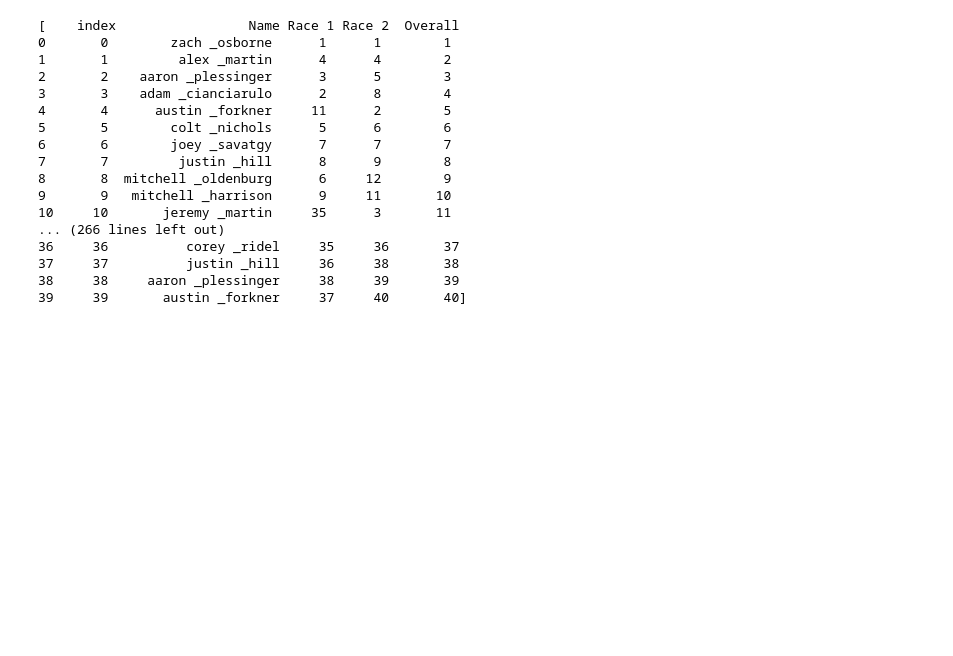
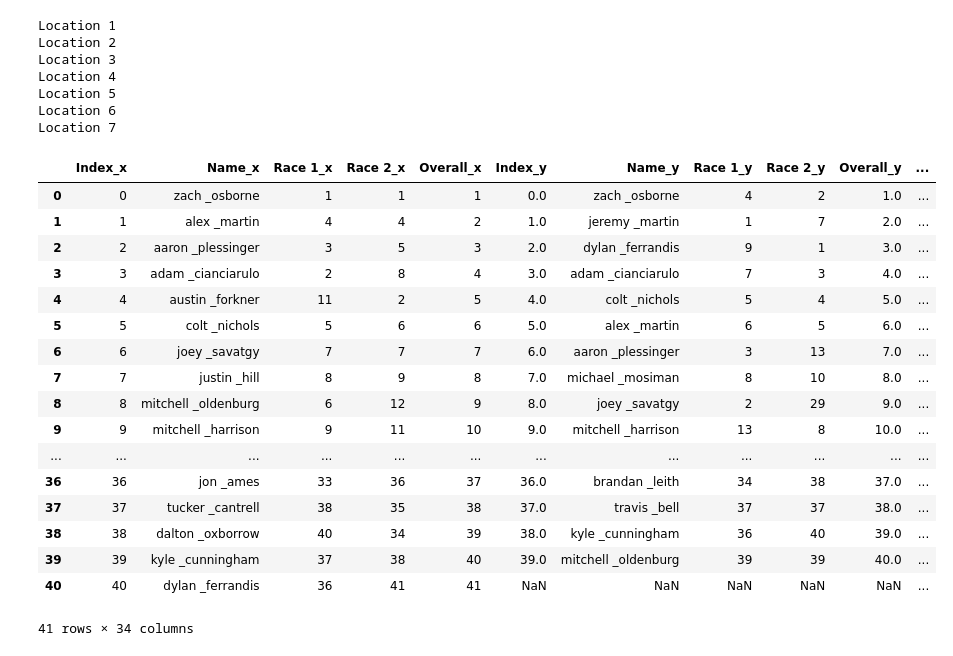
Before and after one commit to JackNDwyer/Things_I_have_done, a Jupyter notebook: MotoML/Moto results and ML.ipynb, the cells around one changed output. Cells and saved outputs as stored; diff of their text form; code cells hidden in the pictures; blank space fills up the shorter version.

Commit message:
2 cleaned data frames
 frames ready for modelling

```diff
--- a/MotoML/Moto results and ML.ipynb
+++ b/MotoML/Moto results and ML.ipynb
@@ -26,7 +23,7 @@ for i,nums in enumerate(link):
     url = 'http://www.promotocross.com/mx/event-results/{}/26'.format(nums)
     r = requests.get(url)
     html = r.text
-    soup = BeautifulSoup(html)
+    soup = BeautifulSoup(html, 'lxml')
 
 #This is where things got incredibly tricky. Names seemed easy, but
 #names like R J and McElrath made a 3 hour ordeal be a 10 hour ordeal.
@@ -54,6 +51,13 @@ for i,nums in enumerate(link):
         place = nums.split('-')
         position_list.append(place)
 
+
+#Adding the name of the race to differentiate the data
+    #locale = soup.find_all('p')
+    locale = ('Location {}'.format(i+1))
+    print(locale)
+
+    #place_list = place * len(name)
 #Splitting the races and making two lists
     race1 = []
     race2 = []
@@ -63,26 +67,57 @@ for i,nums in enumerate(link):
 #Making a data frame our of all of these
     df = pd.DataFrame({'Name':name, 'Race 1':race1, 'Race 2':race2}).reset_index()
     df['Overall'] = df['index'] + 1
-    df.drop('index',1)
+    df.set_index('Name')
+    df.columns = [str(col) + ' ' + str(locale) for col in df.columns]
     df_list[i] = df
 
 
-print(df_list)
+
+for i,dfs in enumerate(df_list):
+#setting up a concatenated dataframe for predicting single race outcome
+    if i == 0:
+        dfs.columns = ['Index', 'Name','Race 1', 'Race 2', 'Overall']
+        df = dfs
+    else:
+        dfs.columns = ['Index', 'Name','Race 1', 'Race 2', 'Overall']
+        df = pd.concat([df,dfs], axis=0)
+
+
+#setting up a join on name to help us predict expected finish for various riders
+    if i == 0:
+        df_joined = dfs
+
+    else:
+        df_joined = df_joined.merge(dfs, left_index=True, right_index = True,how = 'outer')
 # %% [output]
-[    index                 Name Race 1 Race 2  Overall
-0       0        zach _osborne      1      1        1
-1       1         alex _martin      4      4        2
-2       2    aaron _plessinger      3      5        3
-3       3    adam _cianciarulo      2      8        4
-4       4      austin _forkner     11      2        5
-5       5        colt _nichols      5      6        6
-6       6        joey _savatgy      7      7        7
-7       7         justin _hill      8      9        8
-8       8  mitchell _oldenburg      6     12        9
-9       9   mitchell _harrison      9     11       10
-10     10       jeremy _martin     35      3       11
-... (266 lines left out)
-36     36          corey _ridel     35     36       37
-37     37          justin _hill     36     38       38
-38     38     aaron _plessinger     38     39       39
-39     39       austin _forkner     37     40       40]
+Location 1
+Location 2
+Location 3
+Location 4
+Location 5
+Location 6
+Location 7
+# %%
+df_joined = df_joined.drop(['Name Location 2','Name Location 3','Name Location 4','Name Location 5','Name Location 6', 'Name Location 7'],1)
+df_joined = df_joined.drop(['Index','index Location 2','index Location 3','index Location 4','index Location 5','index Location 6', 'index Location 7'],1)
+# %%
+df_joined
+# %% [output]
+|  | Index_x | Name_x | Race 1_x | Race 2_x | Overall_x | Index_y | Name_y | Race 1_y | Race 2_y | Overall_y | ... |
+| 0 | 0 | zach _osborne | 1 | 1 | 1 | 0.0 | zach _osborne | 4 | 2 | 1.0 | ... |
+| 1 | 1 | alex _martin | 4 | 4 | 2 | 1.0 | jeremy _martin | 1 | 7 | 2.0 | ... |
+| 2 | 2 | aaron _plessinger | 3 | 5 | 3 | 2.0 | dylan _ferrandis | 9 | 1 | 3.0 | ... |
+| 3 | 3 | adam _cianciarulo | 2 | 8 | 4 | 3.0 | adam _cianciarulo | 7 | 3 | 4.0 | ... |
+| 4 | 4 | austin _forkner | 11 | 2 | 5 | 4.0 | colt _nichols | 5 | 4 | 5.0 | ... |
+| 5 | 5 | colt _nichols | 5 | 6 | 6 | 5.0 | alex _martin | 6 | 5 | 6.0 | ... |
+| 6 | 6 | joey _savatgy | 7 | 7 | 7 | 6.0 | aaron _plessinger | 3 | 13 | 7.0 | ... |
+| 7 | 7 | justin _hill | 8 | 9 | 8 | 7.0 | michael _mosiman | 8 | 10 | 8.0 | ... |
+| 8 | 8 | mitchell _oldenburg | 6 | 12 | 9 | 8.0 | joey _savatgy | 2 | 29 | 9.0 | ... |
+| 9 | 9 | mitchell _harrison | 9 | 11 | 10 | 9.0 | mitchell _harrison | 13 | 8 | 10.0 | ... |
+| ... | ... | ... | ... | ... | ... | ... | ... | ... | ... | ... | ... |
+| 36 | 36 | jon _ames | 33 | 36 | 37 | 36.0 | brandan _leith | 34 | 38 | 37.0 | ... |
+| 37 | 37 | tucker _cantrell | 38 | 35 | 38 | 37.0 | travis _bell | 37 | 37 | 38.0 | ... |
+| 38 | 38 | dalton _oxborrow | 40 | 34 | 39 | 38.0 | kyle _cunningham | 36 | 40 | 39.0 | ... |
+| 39 | 39 | kyle _cunningham | 37 | 38 | 40 | 39.0 | mitchell _oldenburg | 39 | 39 | 40.0 | ... |
+| 40 | 40 | dylan _ferrandis | 36 | 41 | 41 | NaN | NaN | NaN | NaN | NaN | ... |
+41 rows × 34 columns
```
Also changed, not shown: parts of 2 cells of this notebook.
